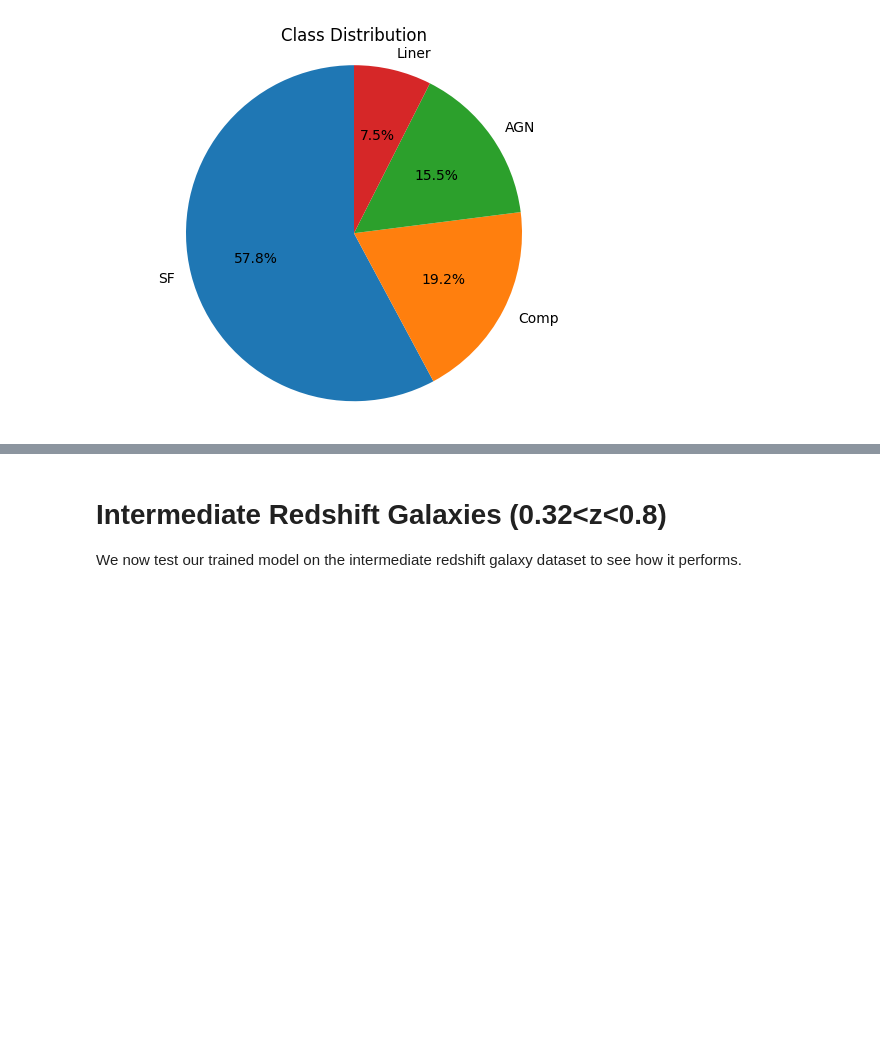
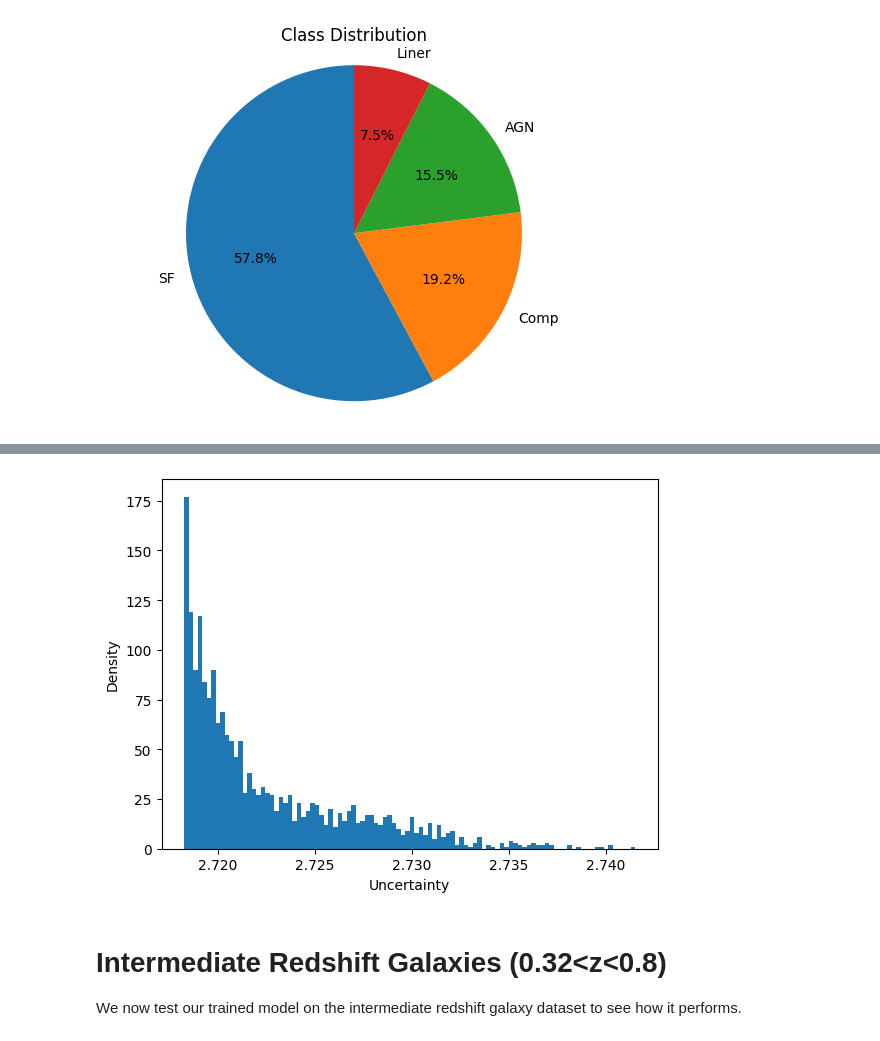
Before and after one commit to lorlo9999/DeepLearningProject, a Jupyter notebook: NeuralNetwork.ipynb, the cells around one changed output, grey strips where cells are left out. Drawn from its saved outputs; the diff is of its cells as text; code cells hidden in the pictures; blank space fills up the shorter version.

Commit message:
NN uncertainty

```diff
--- a/NeuralNetwork.ipynb
+++ b/NeuralNetwork.ipynb
@@ -133,5 +170,7 @@ plot_model_history(model_history)
 # %%
 pred = model.predict(X_test,verbose=0)
+pred, log_sigma = split_output(pred)
+sigma = ops.exp(log_sigma)
 # %%
 import matplotlib.pyplot as plt
 from sklearn.metrics import roc_curve, auc
@@ -168,3 +207,17 @@ plt.show()
+# %%
+from matplotlib.pyplot import figure, show
+
+fig = figure()
+frame = fig.add_subplot(111)
+
+sigma_plot = np.array(ops.exp(sigma))
+
+frame.hist(sigma_plot, bins=100)
+frame.set_xlabel('Uncertainty')
+frame.set_ylabel('Density')
+show()
+# %% [output]
+[figure, added]
 # %% [markdown]
 # Intermediate Redshift Galaxies (0.32<z<0.8)
 
```
Also changed, not shown: parts of 6 cells of this notebook.
